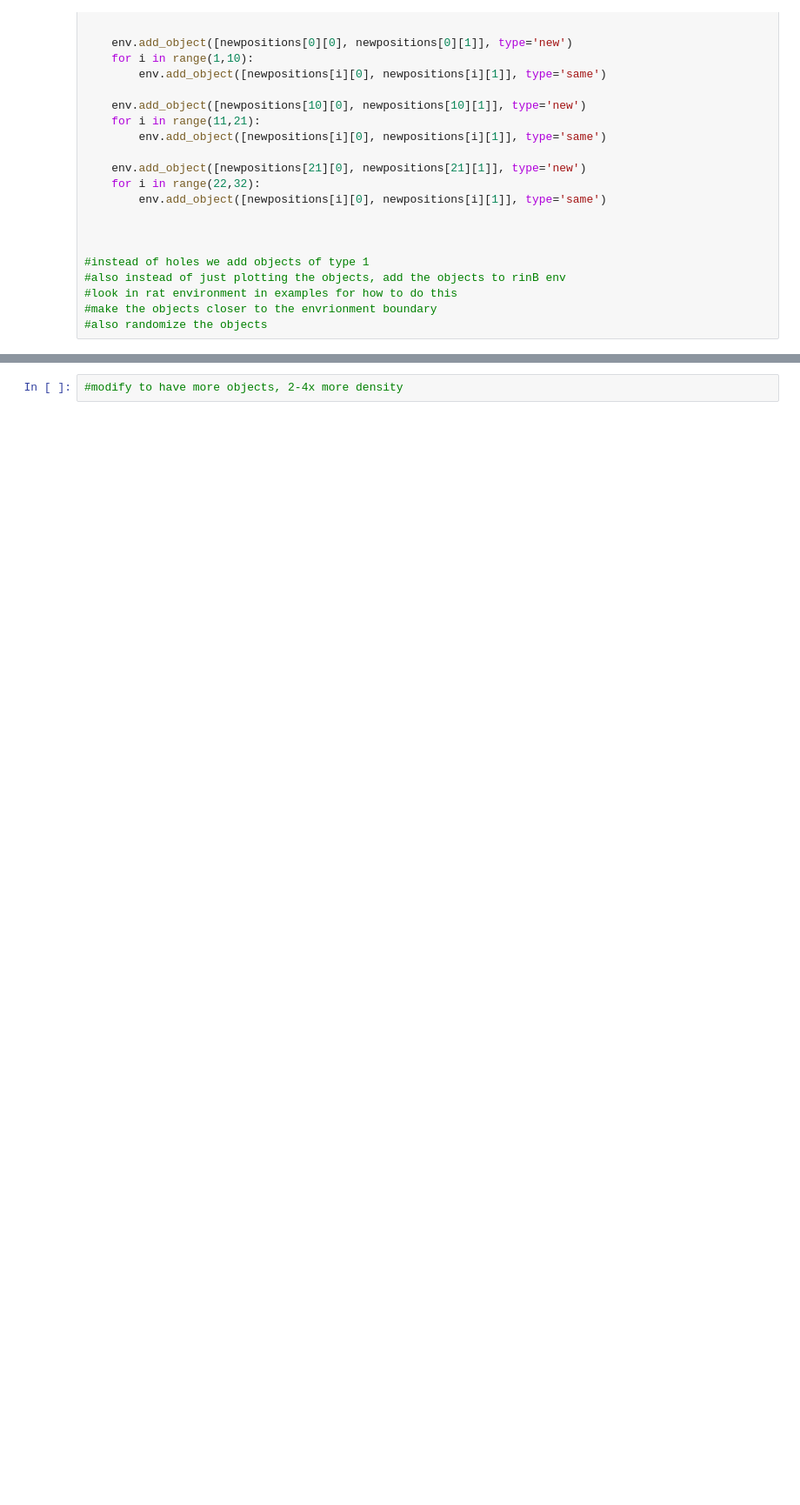
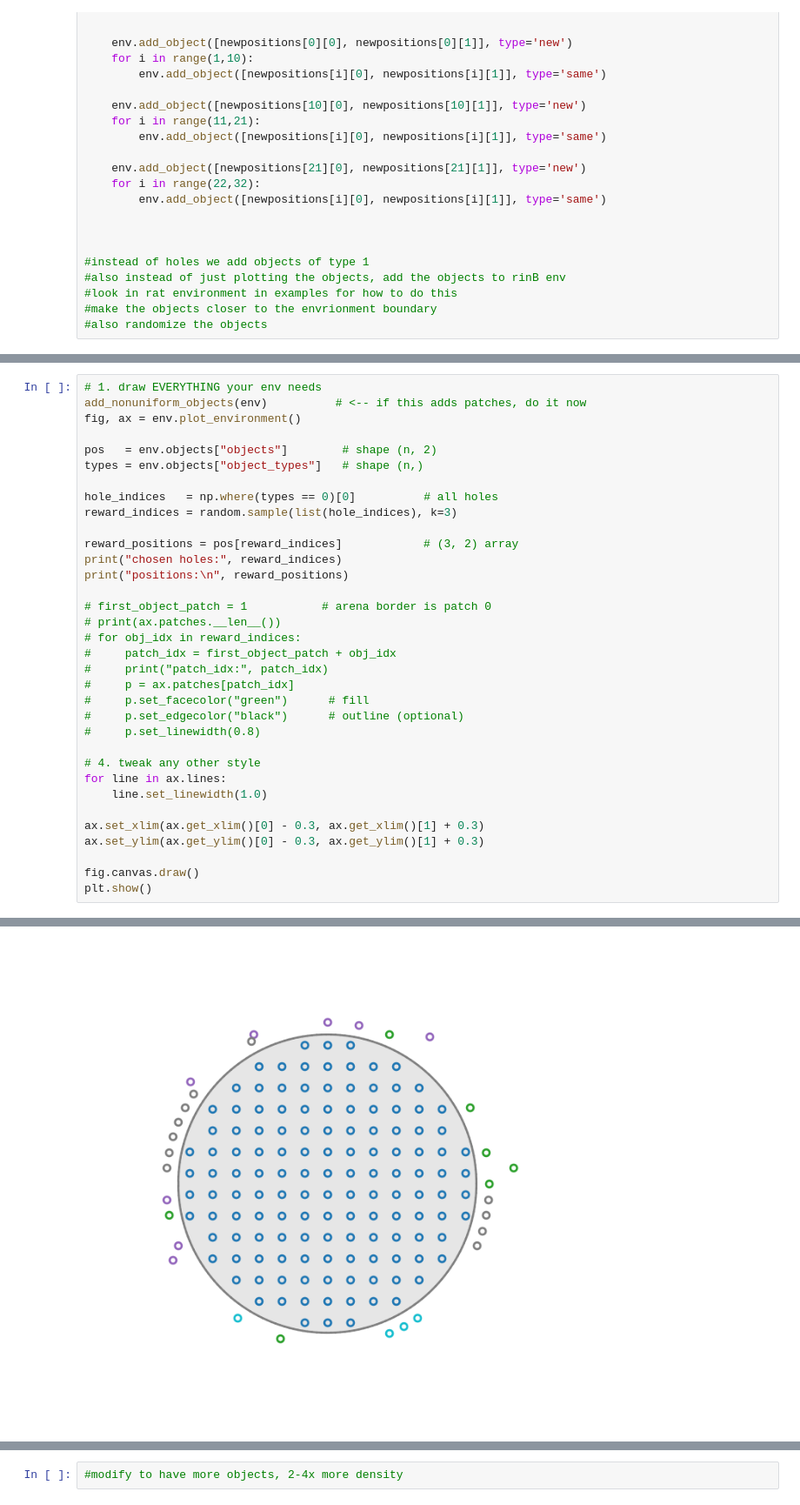
Before and after one commit to LevensteinLab/pRNN, a Jupyter notebook: cheeseboardenv.ipynb, the cells around one changed output, grey strips where cells are left out. Shown at 87% size. Saved outputs shown, nothing was run; the diff lists cells and outputs as text; blank space fills up the shorter version.

```diff
--- a/cheeseboardenv.ipynb
+++ b/cheeseboardenv.ipynb
@@ -233,0 +231,35 @@ plt.show()
+# %%
+# 1. draw EVERYTHING your env needs
+add_nonuniform_objects(env)          # <-- if this adds patches, do it now
+fig, ax = env.plot_environment()
+
+pos   = env.objects["objects"]        # shape (n, 2)
+types = env.objects["object_types"]   # shape (n,)
+
+hole_indices   = np.where(types == 0)[0]          # all holes
+reward_indices = random.sample(list(hole_indices), k=3)
+
+reward_positions = pos[reward_indices]            # (3, 2) array
+print("chosen holes:", reward_indices)
+print("positions:\n", reward_positions)
+
+# first_object_patch = 1           # arena border is patch 0
+# print(ax.patches.__len__())
+# for obj_idx in reward_indices:
+#     patch_idx = first_object_patch + obj_idx
+#     print("patch_idx:", patch_idx)
+#     p = ax.patches[patch_idx]
+#     p.set_facecolor("green")      # fill
+#     p.set_edgecolor("black")      # outline (optional)
+#     p.set_linewidth(0.8)
+
+# 4. tweak any other style
+for line in ax.lines:
+    line.set_linewidth(1.0)
+
+ax.set_xlim(ax.get_xlim()[0] - 0.3, ax.get_xlim()[1] + 0.3)
+ax.set_ylim(ax.get_ylim()[0] - 0.3, ax.get_ylim()[1] + 0.3)
+
+fig.canvas.draw()
+plt.show()
+# %% [output]
@@ -233,0 +271 @@ plt.show()
+[figure, added]
```
Also changed, not shown: parts of 9 cells of this notebook, 4 other files.
